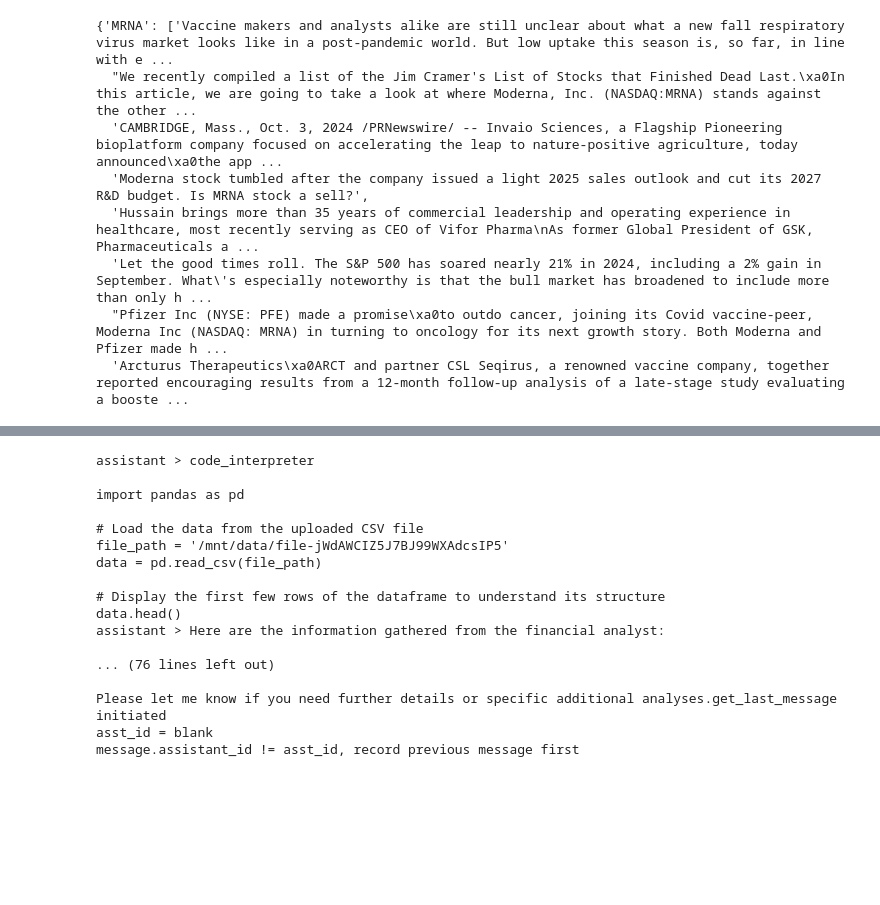
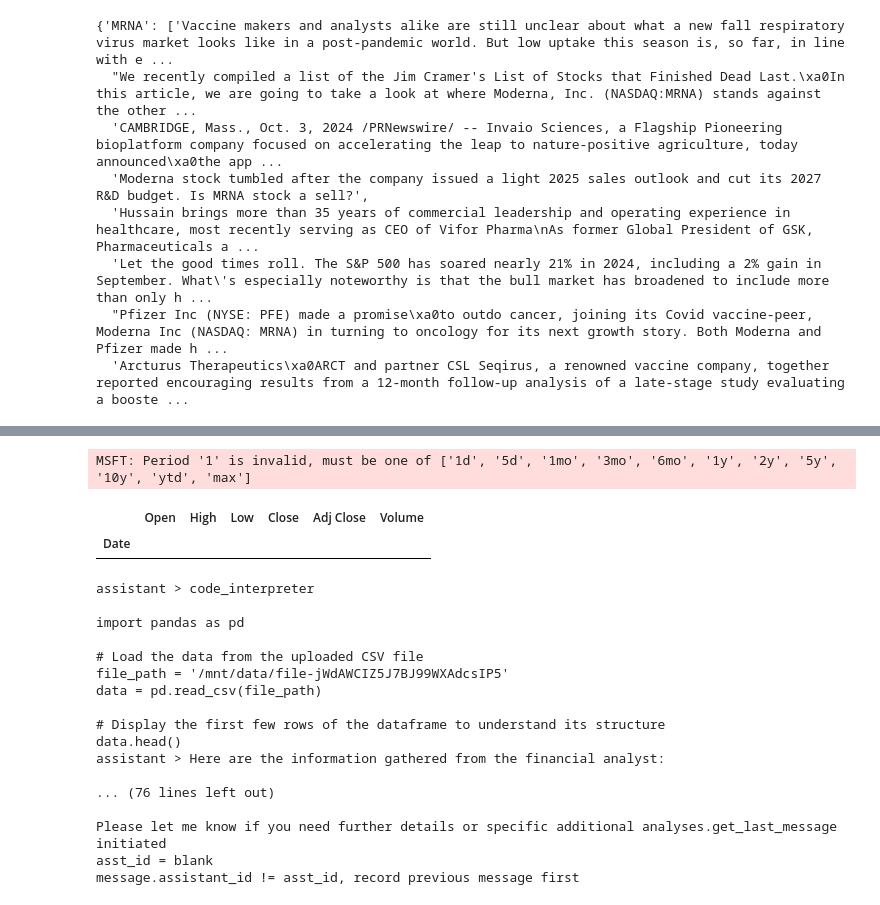
Before and after one commit to orvinbellamy/stock_rag, a Jupyter notebook: main.ipynb, the cells around one changed output, grey strips where cells are left out. Drawn from its saved outputs; the diff is of its cells as text; code cells hidden in the pictures; blank space fills up the shorter version.

```diff
--- a/main.ipynb
+++ b/main.ipynb
@@ -111,6 +111,14 @@ Click here for in-depth analysis of the latest health industry news and events i
 sample_prompt = f"I want your analysis on the following stock: {ticker}.\
 	You are provided with the historical stock price data, and the following news article:\
 	{stocks_news['MRNA'][0]}"
+# %%
+yfin = yf.Tickers('MSFT')
+
+yfin.tickers['MSFT'].history(period='1')
+# %% [output]
+MSFT: Period '1' is invalid, must be one of ['1d', '5d', '1mo', '3mo', '6mo', '1y', '2y', '5y', '10y', 'ytd', 'max']
+|  | Open | High | Low | Close | Adj Close | Volume |
+| Date |  |  |  |  |  |  |
 # %%
 prompt_start = f"This is the financial consultant.\
 	The client wants advice on the following stocks.\
```
Also changed, not shown: 3 other files.
